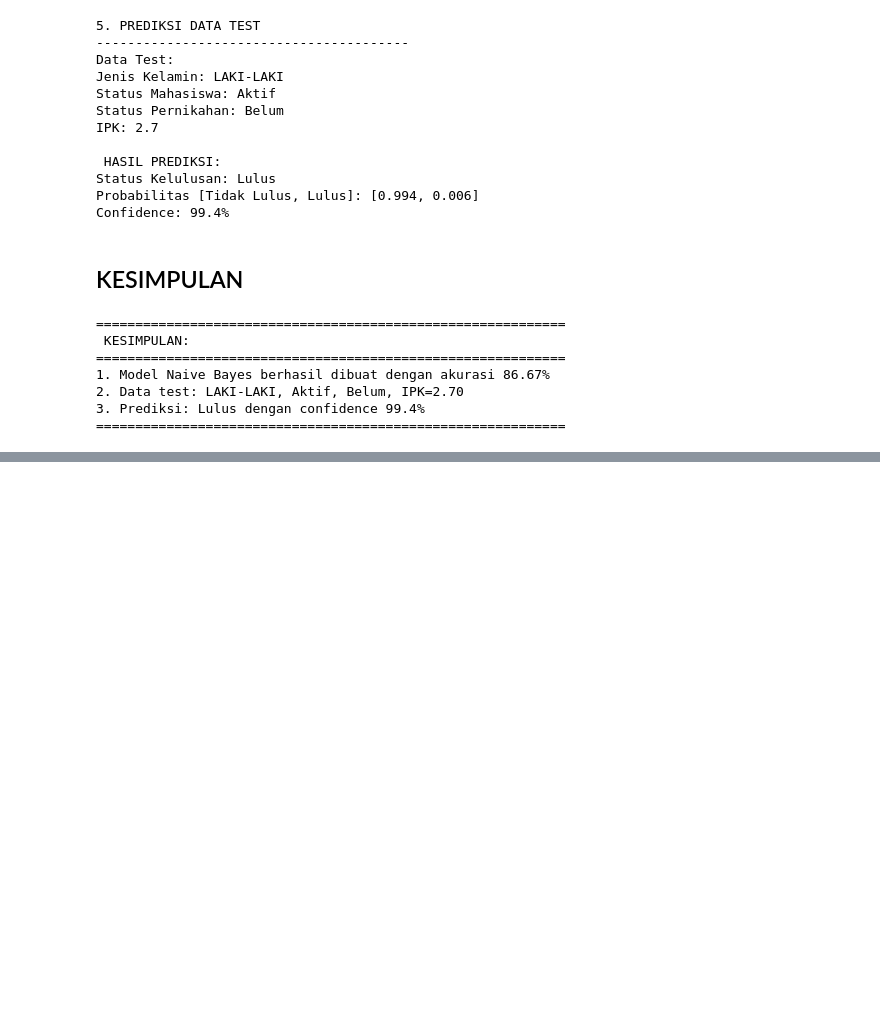
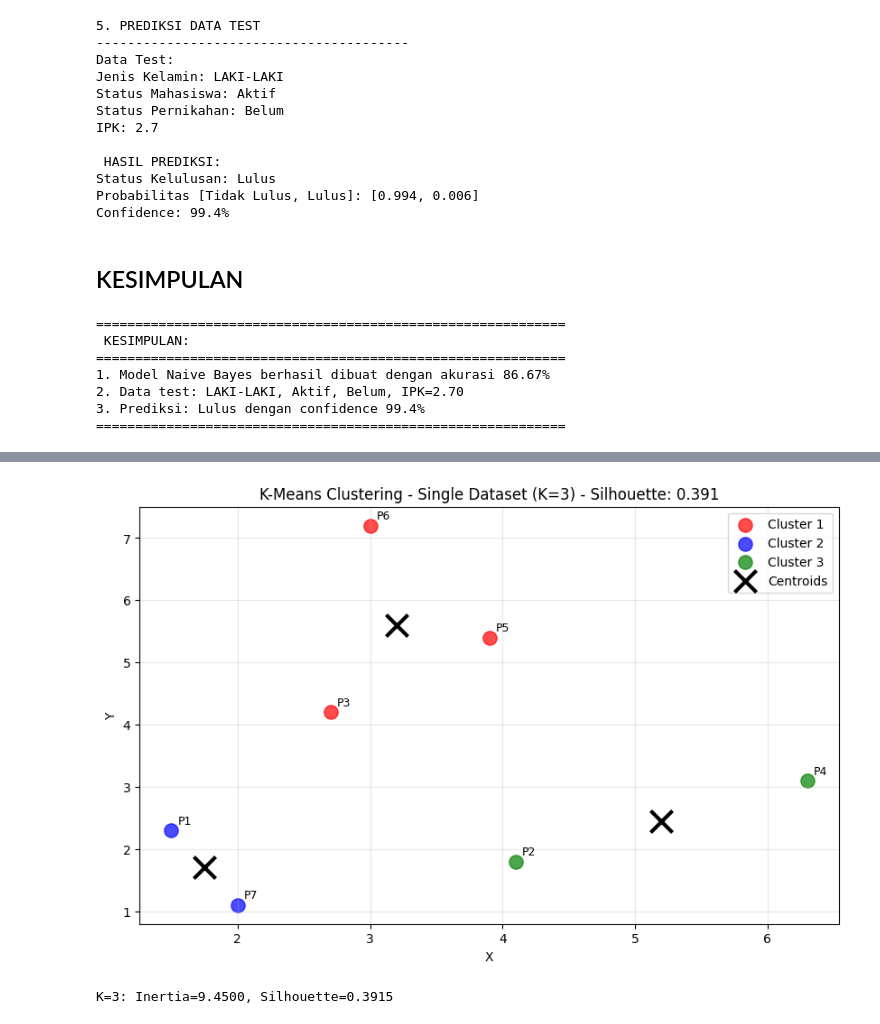
Before and after one commit to robilprogramer/uas-penambangan-data, a Jupyter notebook: main.ipynb, the cells around one changed output, grey strips where cells are left out. Saved outputs shown, nothing was run; the diff lists cells and outputs as text; code cells hidden in the pictures; blank space fills up the shorter version.

```diff
--- a/main.ipynb
+++ b/main.ipynb
@@ -588,0 +657,7 @@ print("="*60)
+# %%
+# Uji Dengan K=3
+inertia_k3, silhouette_k3 = run_kmeans(dataset, k=3)
+print(f"K=3: Inertia={inertia_k3:.4f}, Silhouette={silhouette_k3:.4f}")
+# %% [output]
+[figure, added]
+K=3: Inertia=9.4500, Silhouette=0.3915
```
Also changed, not shown: parts of 7 cells of this notebook.
